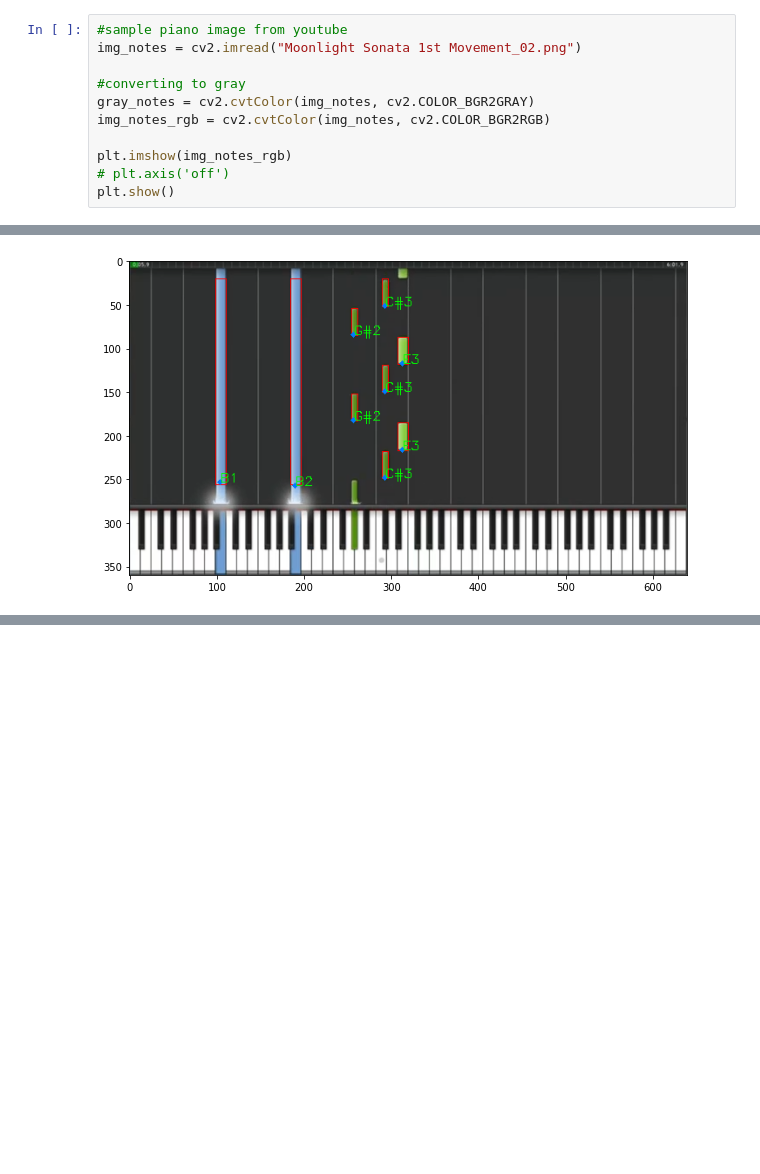
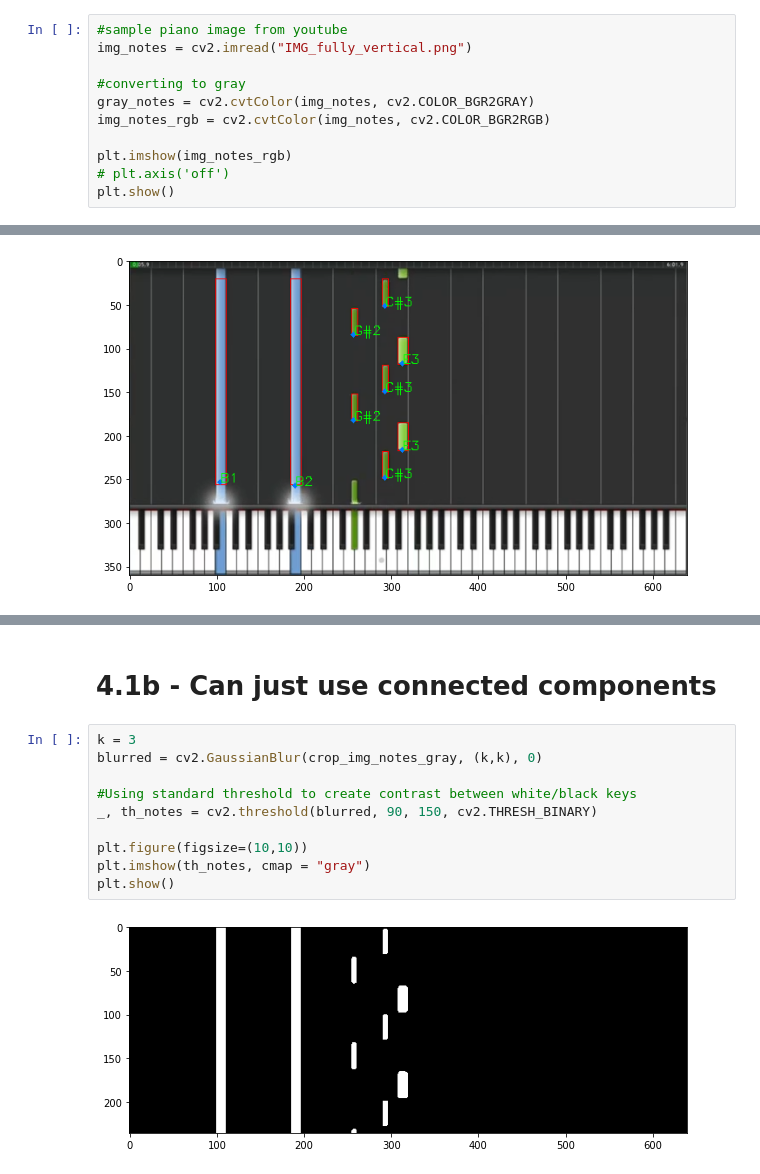
Before and after one commit to cooldecola/piano2sheet, a Jupyter notebook: src/brian's testing corner.ipynb, the cells around one changed output, grey strips where cells are left out. Drawn from its saved outputs; the diff is of its cells as text; blank space fills up the shorter version.

```diff
--- a/src/brian's testing corner.ipynb
+++ b/src/brian's testing corner.ipynb
@@ -282,6 +282,6 @@ note, index = key_pressed(full_key_list, 999)
 # %%
 #sample piano image from youtube
-img_notes = cv2.imread("Moonlight Sonata 1st Movement_02.png")
+img_notes = cv2.imread("IMG_fully_vertical.png")
 
 #converting to gray
 gray_notes = cv2.cvtColor(img_notes, cv2.COLOR_BGR2GRAY)
@@ -583,0 +449,14 @@ plt.show()
+# %% [markdown]
+# 4.1b - Can just use connected components
+# %%
+k = 3
+blurred = cv2.GaussianBlur(crop_img_notes_gray, (k,k), 0)
+
+#Using standard threshold to create contrast between white/black keys
+_, th_notes = cv2.threshold(blurred, 90, 150, cv2.THRESH_BINARY)
+
+plt.figure(figsize=(10,10))
+plt.imshow(th_notes, cmap = "gray")
+plt.show()
+# %% [output]
+[figure, added]
```
Also changed, not shown: parts of 38 cells of this notebook, 3 other files.
